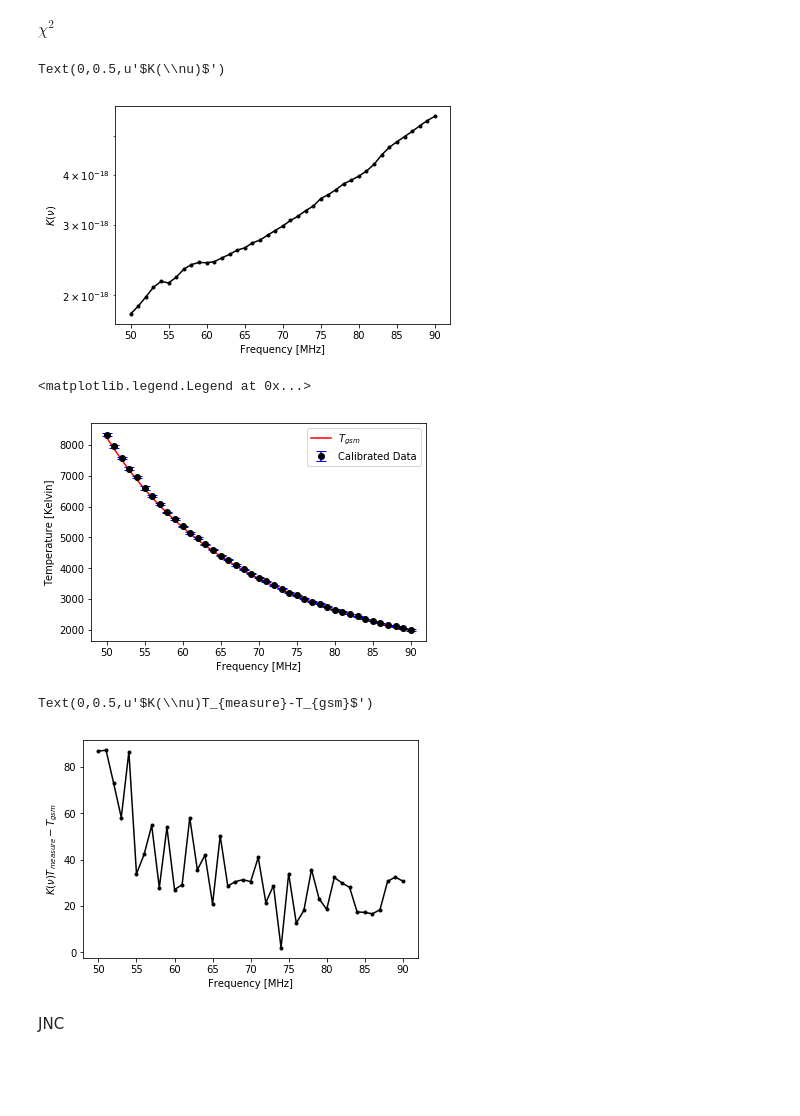
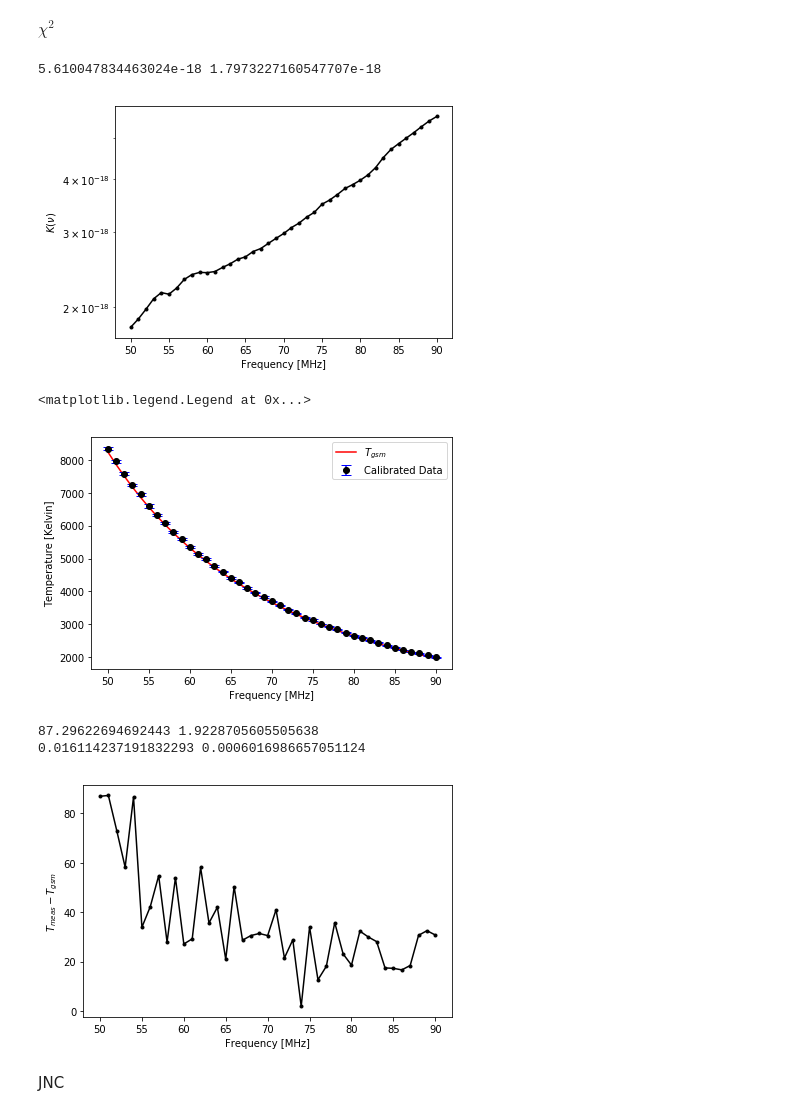
Before and after one commit to HiramHerrera/SciHi, a Jupyter notebook: calibration.ipynb, the cells around one changed output. Saved outputs shown, nothing was run; the diff lists cells and outputs as text; code cells hidden in the pictures; blank space fills up the shorter version.

```diff
--- a/calibration.ipynb
+++ b/calibration.ipynb
@@ -2,8 +2,8 @@
 %matplotlib inline
 import numpy as np
 import matplotlib.pyplot as plt
-#from matplotlib import rcParams
-#rcParams.update({'figure.autolayout': True})
+from matplotlib import rcParams
+rcParams.update({'figure.autolayout': True})
 from calibrate import *
 # %%
 # Path for image storage
@@ -98,10 +98,11 @@ freqs = np.arange(50,91)
 plt.semilogy(freqs,K_nu,'.-k')
 plt.xlabel('Frequency [MHz]')
 plt.ylabel(r'$K(\nu)$')
-#plt.savefig(impath+'K_nu_3.png')
+plt.savefig(impath+'K_nu_3.png')
+print max(K_nu),min(K_nu)
 # %% [output]
-Text(0,0.5,u'$K(\\nu)$')
+5.610047834463024e-18 1.7973227160547707e-18
-[figure, old version]
+[figure, new version]
 # %%
 plt.plot(freqs,Tgsm, 'r',label=r'$T_{gsm}$')
 plt.errorbar(freqs,K_nu*Tmeas,yerr=Tstd, color='k',fmt='o',ecolor='b', capsize=5, label = 'Calibrated Data')
@@ -111,15 +112,19 @@ plt.legend()
 #plt.savefig(impath+'calibrated_3.png')
 # %% [output]
 <matplotlib.legend.Legend at 0x...>
-[figure, old version]
+[figure, new version]
 # %%
-plt.plot(freqs,abs(K_nu*Tmeas - Tgsm),'.-k')
+plt.plot(freqs,K_nu*Tmeas - Tgsm,'.-k')
 plt.xlabel('Frequency [MHz]')
-plt.ylabel(r'$K(\nu)T_{measure}-T_{gsm}$')
-#plt.savefig(impath+'KTmeas-Tgsm_3.png')
+plt.ylabel(r'$T_{meas}-T_{gsm}$')
+plt.savefig(impath+'KTmeas-Tgsm_3.png')
+
+print max(K_nu*Tmeas - Tgsm),min(K_nu*Tmeas - Tgsm)
+print max(abs(K_nu*Tmeas - Tgsm)/Tgsm),min(abs(K_nu*Tmeas - Tgsm)/Tgsm)
 # %% [output]
-Text(0,0.5,u'$K(\\nu)T_{measure}-T_{gsm}$')
+87.29622694692443 1.9228705605505638
+0.016114237191832293 0.0006016986657051124
-[figure, old version]
+[figure, new version]
 # %% [markdown]
 JNC
 # %%
```
Also changed, not shown: parts of 27 cells of this notebook.
